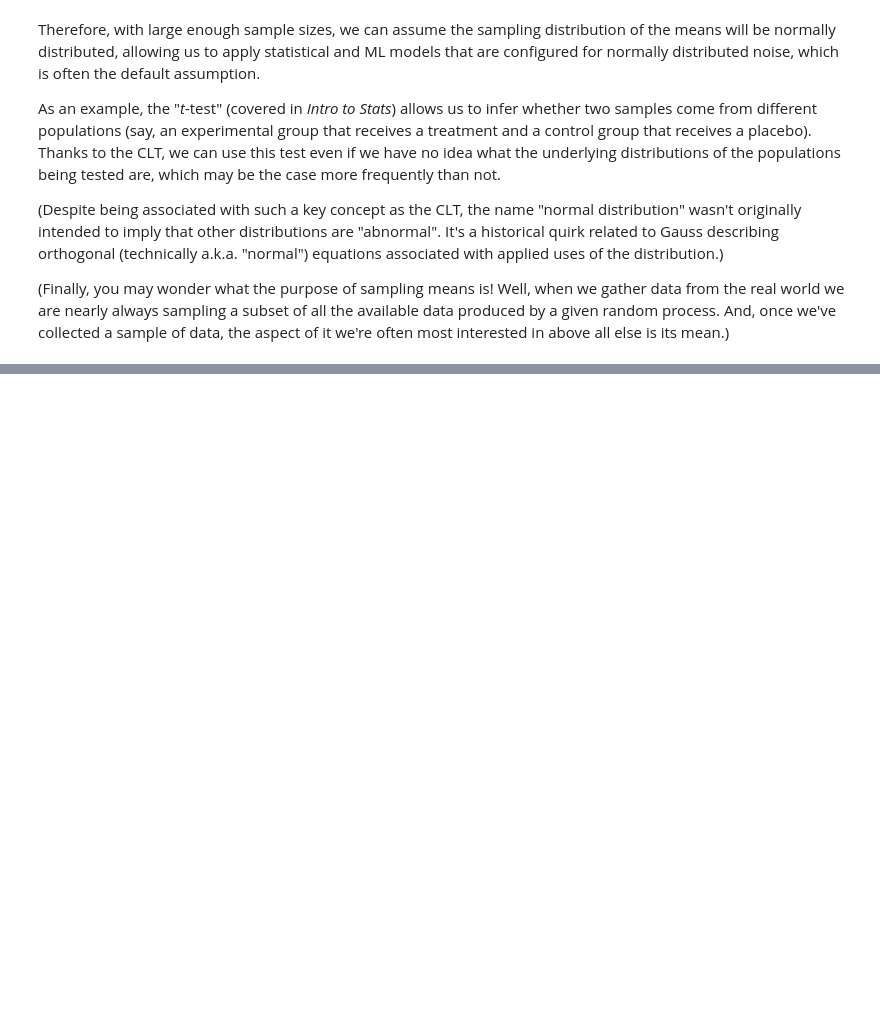
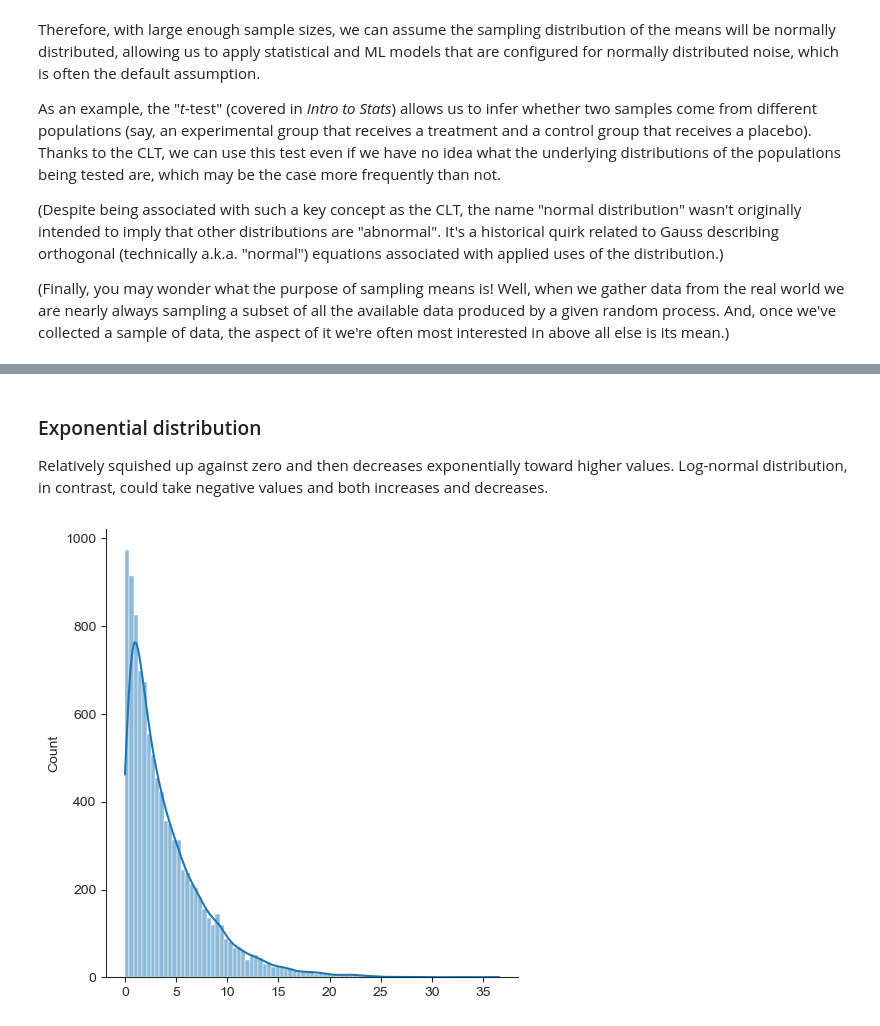
Before and after one commit to sjagadee/math_for_ai_ml, a Jupyter notebook: 5-probalility/6-distributions_in_ml.ipynb, the cells around one changed output, grey strips where cells are left out. Drawn from its saved outputs; the diff is of its cells as text; code cells hidden in the pictures; blank space fills up the shorter version.

```diff
--- a/5-probalility/6-distributions_in_ml.ipynb
+++ b/5-probalility/6-distributions_in_ml.ipynb
@@ -194,0 +216,9 @@ As an example, the "*t*-test" (covered in *Intro to Stats*) allows us to infer w
+# %% [markdown]
+### Exponential distribution
+
+Relatively squished up against zero and then decreases exponentially toward higher values. Log-normal distribution, in contrast, could take negative values and both increases and decreases.
+# %%
+ex = np.random.exponential(scale=4, size=10000) # defualt scale = 1
+_ = sns.displot(ex, kde=True)
+# %% [output]
+[figure, added]
```
Also changed, not shown: parts of 40 cells of this notebook.
